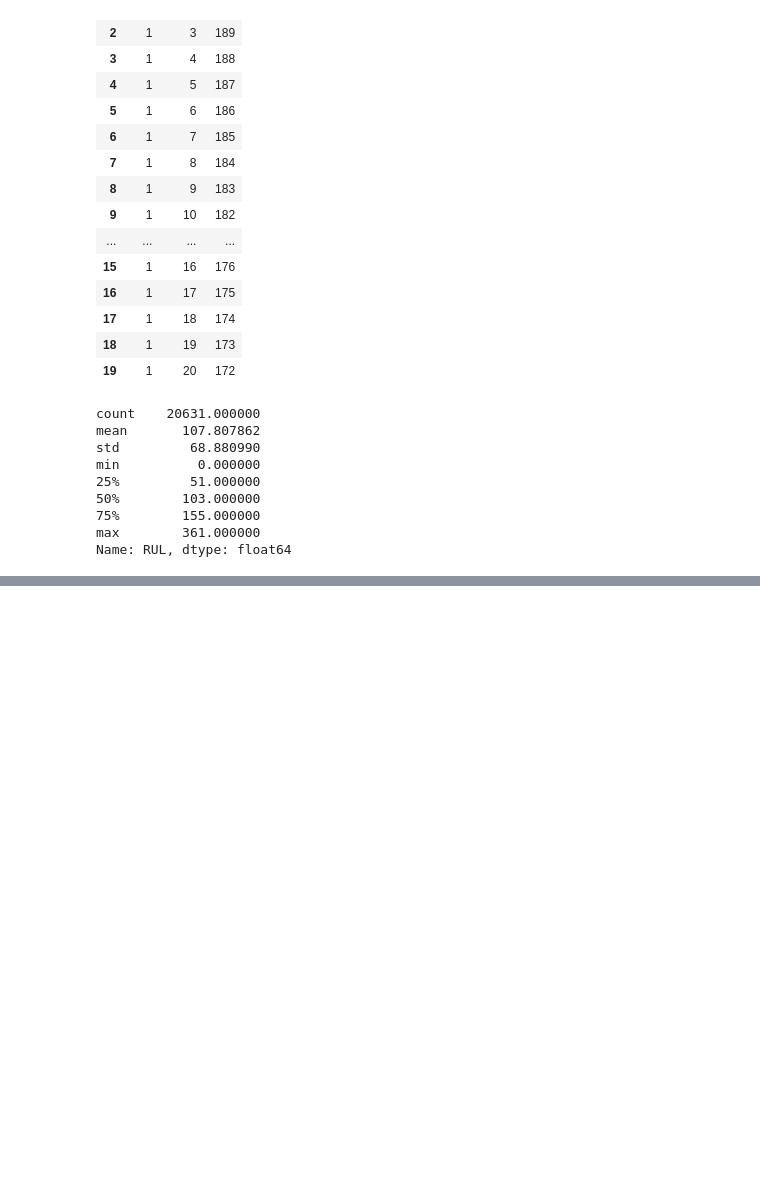
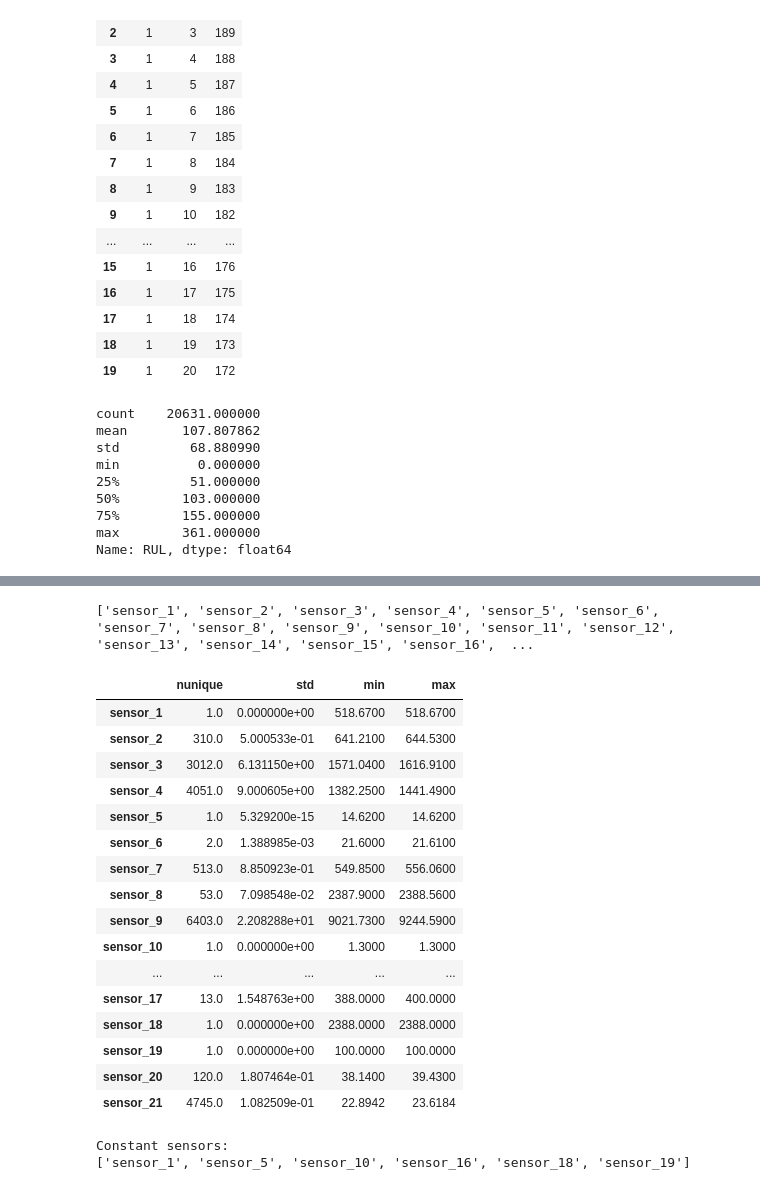
Before and after one commit to Eyasushewangizaw/C_MAPSS_RUL_Project, a Jupyter notebook: notebooks/01_CMAPSS_Data_Preparation.ipynb, the cells around one changed output, grey strips where cells are left out. Saved outputs shown, nothing was run; the diff lists cells and outputs as text; code cells hidden in the pictures; blank space fills up the shorter version.

```diff
--- a/notebooks/01_CMAPSS_Data_Preparation.ipynb
+++ b/notebooks/01_CMAPSS_Data_Preparation.ipynb
@@ -271,0 +334,41 @@ train_raw.to_csv(
+# %%
+sensor_columns = [f"sensor_{i}" for i in range(1, 22)]
+
+print(sensor_columns)
+# %% [output]
+['sensor_1', 'sensor_2', 'sensor_3', 'sensor_4', 'sensor_5', 'sensor_6', 'sensor_7', 'sensor_8', 'sensor_9', 'sensor_10', 'sensor_11', 'sensor_12', 'sensor_13', 'sensor_14', 'sensor_15', 'sensor_16',  ...
+# %%
+sensor_summary = train_raw[sensor_columns].agg(
+    ["nunique", "std", "min", "max"]
+).T
+
+sensor_summary
+# %% [output]
+|  | nunique | std | min | max |
+| sensor_1 | 1.0 | 0.000000e+00 | 518.6700 | 518.6700 |
+| sensor_2 | 310.0 | 5.000533e-01 | 641.2100 | 644.5300 |
+| sensor_3 | 3012.0 | 6.131150e+00 | 1571.0400 | 1616.9100 |
+| sensor_4 | 4051.0 | 9.000605e+00 | 1382.2500 | 1441.4900 |
+| sensor_5 | 1.0 | 5.329200e-15 | 14.6200 | 14.6200 |
+| sensor_6 | 2.0 | 1.388985e-03 | 21.6000 | 21.6100 |
+| sensor_7 | 513.0 | 8.850923e-01 | 549.8500 | 556.0600 |
+| sensor_8 | 53.0 | 7.098548e-02 | 2387.9000 | 2388.5600 |
+| sensor_9 | 6403.0 | 2.208288e+01 | 9021.7300 | 9244.5900 |
+| sensor_10 | 1.0 | 0.000000e+00 | 1.3000 | 1.3000 |
+| ... | ... | ... | ... | ... |
+| sensor_17 | 13.0 | 1.548763e+00 | 388.0000 | 400.0000 |
+| sensor_18 | 1.0 | 0.000000e+00 | 2388.0000 | 2388.0000 |
+| sensor_19 | 1.0 | 0.000000e+00 | 100.0000 | 100.0000 |
+| sensor_20 | 120.0 | 1.807464e-01 | 38.1400 | 39.4300 |
+| sensor_21 | 4745.0 | 1.082509e-01 | 22.8942 | 23.6184 |
+# %%
+constant_sensors = [
+    sensor for sensor in sensor_columns
+    if train_raw[sensor].nunique() <= 1
+]
+
+print("Constant sensors:")
+print(constant_sensors)
+# %% [output]
+Constant sensors:
+['sensor_1', 'sensor_5', 'sensor_10', 'sensor_16', 'sensor_18', 'sensor_19']
```
Also changed, not shown: parts of 33 cells of this notebook, 4 other files.
